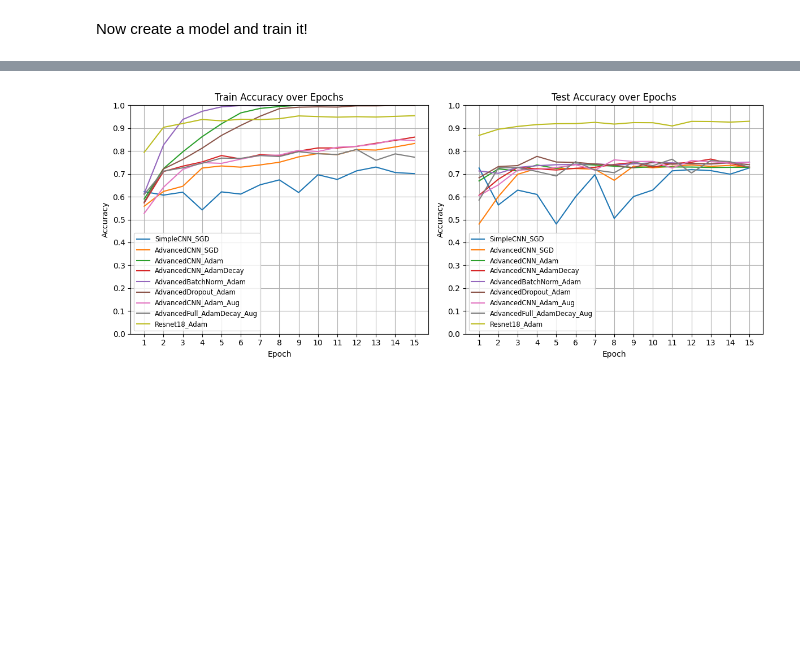
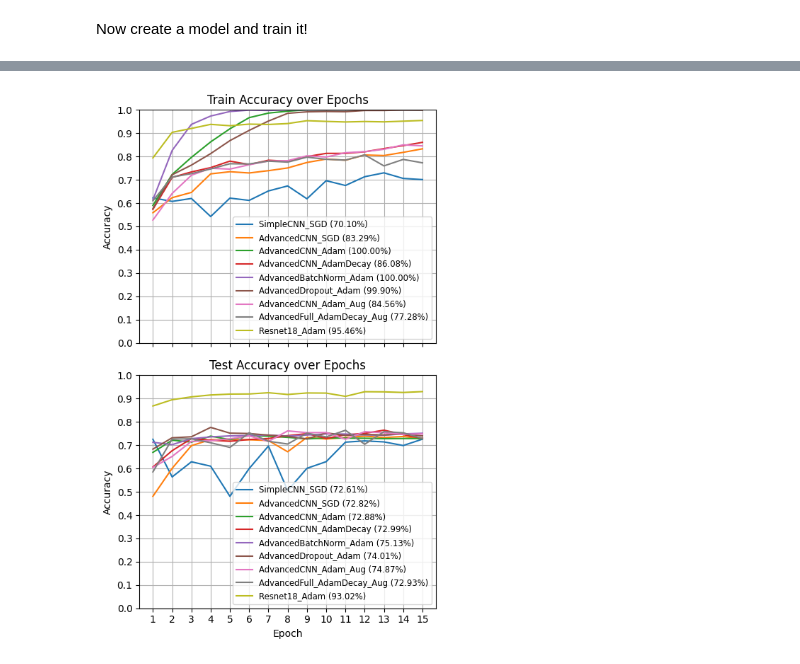
Before and after one commit to MathiasDamsgaard/IntroDeepCompVision_projects, a Jupyter notebook: Project_1/IDLCV_Project_1_hotdog.ipynb, the cells around one changed output, grey strips where cells are left out. Cells and saved outputs as stored; diff of their text form; code cells hidden in the pictures; blank space fills up the shorter version.

```diff
--- a/Project_1/IDLCV_Project_1_hotdog.ipynb
+++ b/Project_1/IDLCV_Project_1_hotdog.ipynb
@@ -367,15 +367,17 @@ final_train = [model_performance[n]['final_train'] for n in names]
 final_test = [model_performance[n]['final_test'] for n in names]
 
 x = np.arange(len(names))
+y = np.arange(0, 1.1, 0.1)
 
-fig, axes = plt.subplots(1, 2, figsize=(12, 5))
+fig, axes = plt.subplots(2, 1, figsize=(5, 8))
 
 # Train accuracies
 axes[0].bar(x, final_train, color='C0')
 axes[0].set_title('Final Train Accuracy per Model')
 axes[0].set_xticks(x)
-axes[0].set_xticklabels(names, rotation=45, ha='right')
+axes[0].set_xticklabels([])
 axes[0].set_ylim(0, 1)
+axes[0].set_yticks(y)
 axes[0].grid(axis='y')
 
 # Test accuracies
@@ -384,6 +386,7 @@ axes[1].set_title('Final Test Accuracy per Model')
 axes[1].set_xticks(x)
 axes[1].set_xticklabels(names, rotation=45, ha='right')
 axes[1].set_ylim(0, 1)
+axes[1].set_yticks(y)
 axes[1].grid(axis='y')
 
 plt.tight_layout()
@@ -393,34 +396,37 @@ plt.savefig('figures/summary_final_accuracies.png');
 # %%
 # Epoch-wise accuracy curves for all experiments (train and test)
 epochs = np.arange(1, num_epochs + 1)
 
-fig, axes = plt.subplots(1, 2, figsize=(12, 5))
+fig, axes = plt.subplots(2, 1, figsize=(5, 8))
 
 for name, curves in model_performance.items():
     train_curve = curves['train_curve']
     test_curve = curves['test_curve']
-    axes[0].plot(epochs, train_curve, label=name)
-    axes[1].plot(epochs, test_curve, label=name)
+    final_train = curves['final_train']
+    final_test = curves['final_test']
+    axes[0].plot(epochs, train_curve, label=f"{name} ({final_train*100:.2f}%)")
+    axes[1].plot(epochs, test_curve, label=f"{name} ({final_test*100:.2f}%)")
 
 axes[0].set_title('Train Accuracy over Epochs')
-axes[0].set_xlabel('Epoch')
+#axes[0].set_xlabel('Epoch')
 axes[0].set_ylabel('Accuracy')
 axes[0].set_xticks(epochs)
+axes[0].set_xticklabels([])
 axes[0].set_ylim(0,1)
-axes[0].set_yticks(np.arange(0, 1.1, 0.1))
+axes[0].set_yticks(y)
 axes[0].grid()
 axes[0].legend(fontsize='small', loc='best')
 
 axes[1].set_title('Test Accuracy over Epochs')
 axes[1].set_xlabel('Epoch')
 axes[1].set_ylabel('Accuracy')
 axes[1].set_xticks(epochs)
 axes[1].set_ylim(0,1)
-axes[1].set_yticks(np.arange(0, 1.1, 0.1))
+axes[1].set_yticks(y)
 axes[1].grid()
 axes[1].legend(fontsize='small', loc='best')
 
 plt.tight_layout()
 plt.savefig('figures/epoch_accuracy_curves_all_models.png');
 # %% [output]
-[figure, old version]
+[figure, new version]
```
Also changed, not shown: parts of 4 cells of this notebook, 15 other files.
